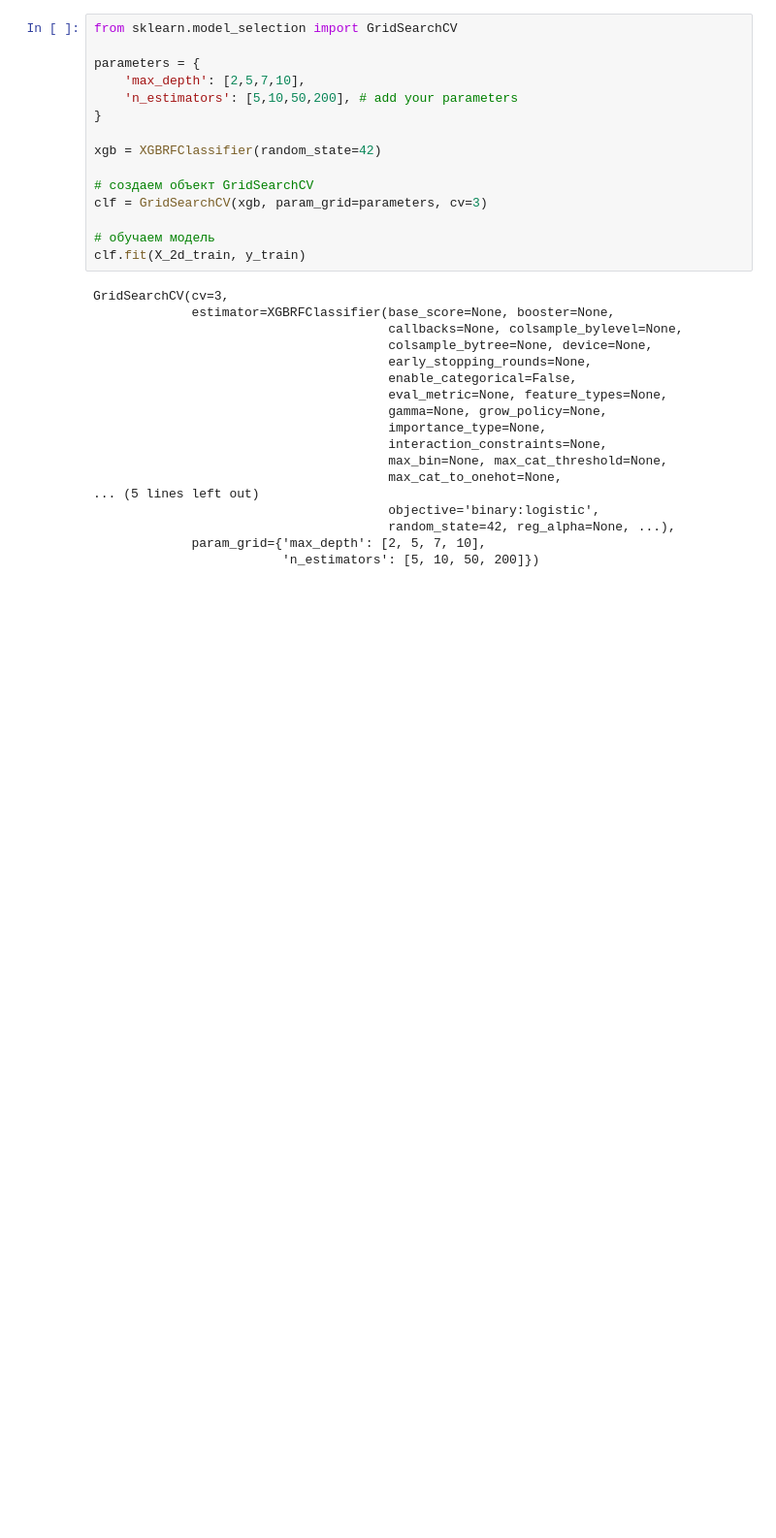
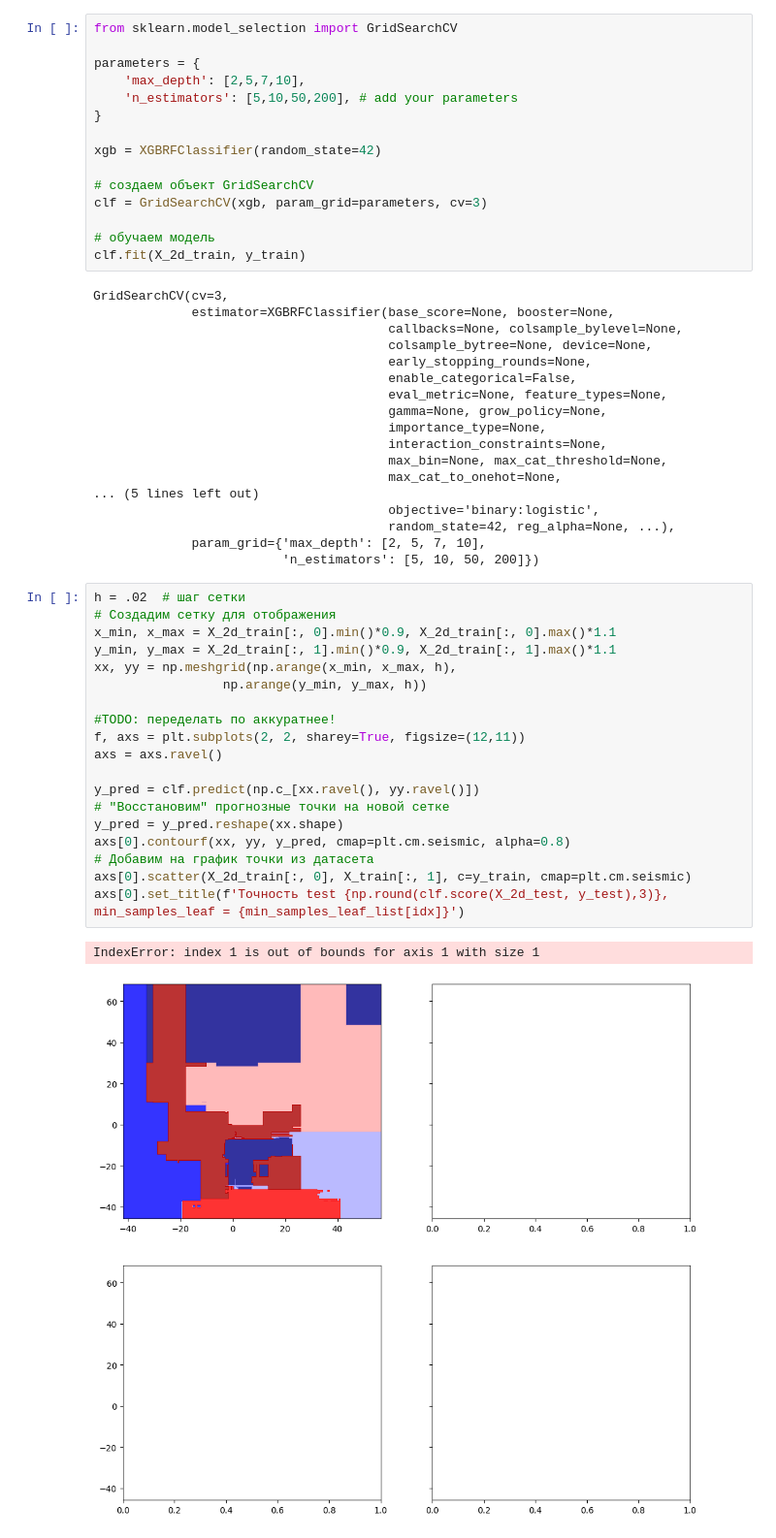
Before and after one commit to bazhil/introduction_in_ml, a Jupyter notebook: 1. Теория вероятности и математическая статистика/4. Алгоритмы машинного обучения для решения задач обучения с учителем/Ensemble.ipynb, the cells around one changed output. Shown at 97% size. Drawn from its saved outputs; the diff is of its cells as text; blank space fills up the shorter version.

```diff
--- a/1. Теория вероятности и математическая статистика/4. Алгоритмы машинного обучения для решения задач обучения с учителем/Ensemble.ipynb
+++ b/1. Теория вероятности и математическая статистика/4. Алгоритмы машинного обучения для решения задач обучения с учителем/Ensemble.ipynb
@@ -880,3 +880,25 @@ GridSearchCV(cv=3,
                                        random_state=42, reg_alpha=None, ...),
              param_grid={'max_depth': [2, 5, 7, 10],
                          'n_estimators': [5, 10, 50, 200]})
+# %%
+h = .02  # шаг сетки
+# Создадим сетку для отображения
+x_min, x_max = X_2d_train[:, 0].min()*0.9, X_2d_train[:, 0].max()*1.1
+y_min, y_max = X_2d_train[:, 1].min()*0.9, X_2d_train[:, 1].max()*1.1
+xx, yy = np.meshgrid(np.arange(x_min, x_max, h),
+                 np.arange(y_min, y_max, h))
+
+#TODO: переделать по аккуратнее!
+f, axs = plt.subplots(2, 2, sharey=True, figsize=(12,11))
+axs = axs.ravel()
+
+y_pred = clf.predict(np.c_[xx.ravel(), yy.ravel()])
+# "Восстановим" прогнозные точки на новой сетке
+y_pred = y_pred.reshape(xx.shape)
+axs[0].contourf(xx, yy, y_pred, cmap=plt.cm.seismic, alpha=0.8)
+# Добавим на график точки из датасета
+axs[0].scatter(X_2d_train[:, 0], X_train[:, 1], c=y_train, cmap=plt.cm.seismic)
+axs[0].set_title(f'Точность test {np.round(clf.score(X_2d_test, y_test),3)}, min_samples_leaf = {min_samples_leaf_list[idx]}')
+# %% [output]
+IndexError: index 1 is out of bounds for axis 1 with size 1
+[figure, added]
```
Also changed, not shown: parts of 9 cells of this notebook, 4 other files.
